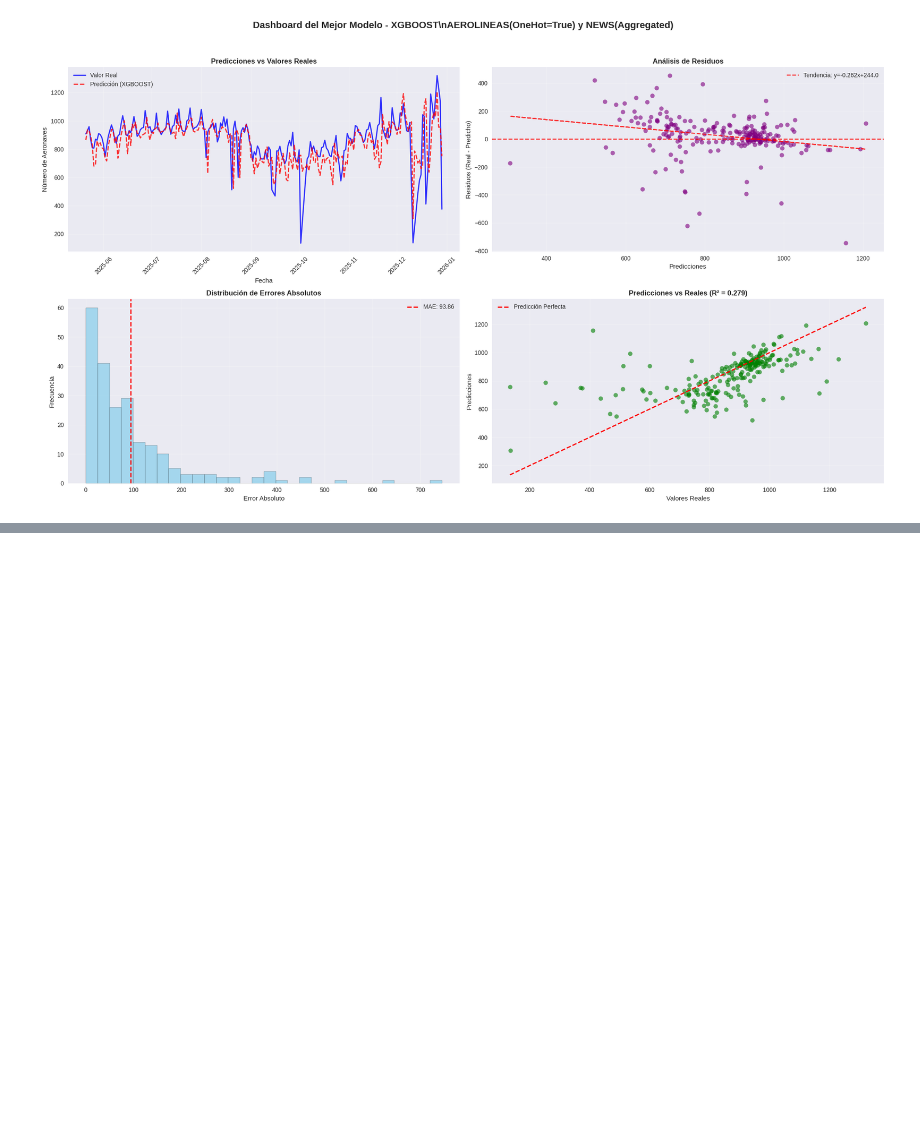
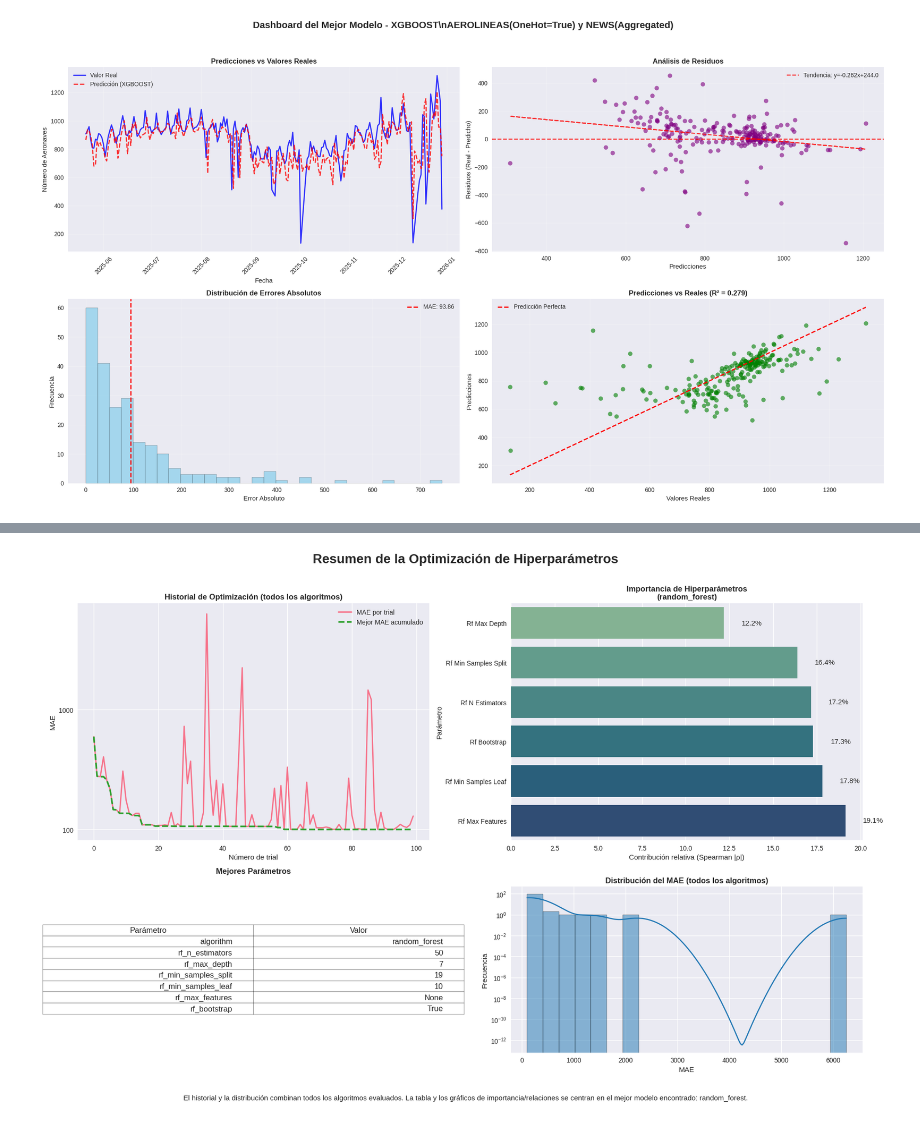
Before and after one commit to tonycp/ml-project, a Jupyter notebook: models/analyse_results.ipynb, the cells around one changed output, grey strips where cells are left out. Drawn from its saved outputs; the diff is of its cells as text; code cells hidden in the pictures; blank space fills up the shorter version.

Commit message:
Adding optuna results analysis

```diff
--- a/models/analyse_results.ipynb
+++ b/models/analyse_results.ipynb
@@ -1186,0 +1797,6 @@ plot_residuals_analysis(json_file_path)
+# %%
+study = optuna.load_study(study_name="aircraft_forecasting_study", storage=f"sqlite:///{storage_url}")
+# %%
+plot_optimization_summary(study)
+# %% [output]
+[figure, added]
```
Also changed, not shown: parts of 27 cells of this notebook, 2 other files.
